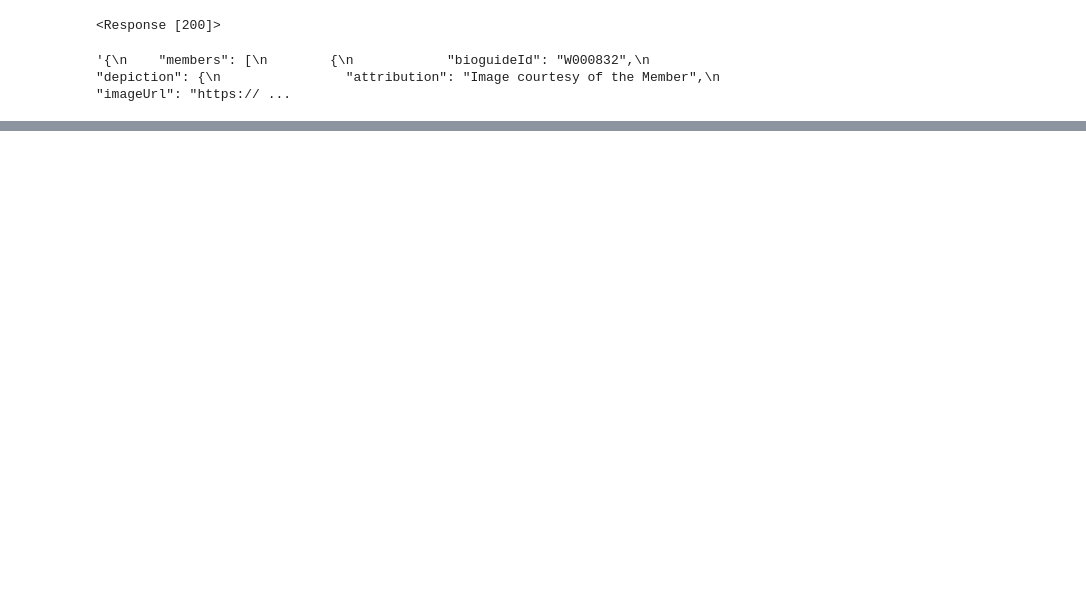
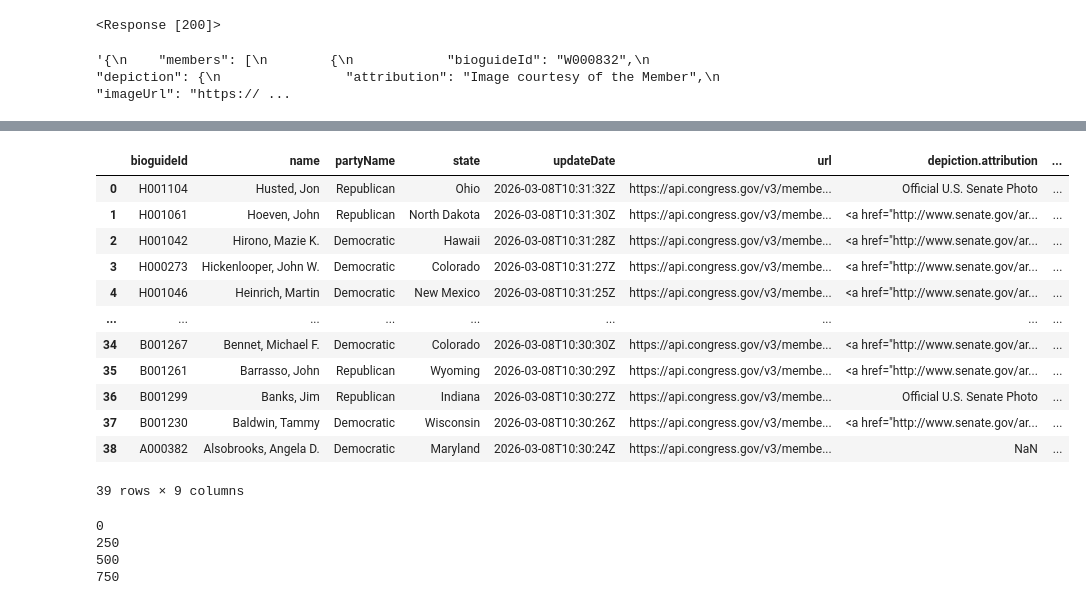
Before and after one commit to Graviton12/congress_transparency_class26, a Jupyter notebook: notebooks/demo_09_19_2026.ipynb, the cells around one changed output, grey strips where cells are left out. Drawn from its saved outputs; the diff is of its cells as text; code cells hidden in the pictures; blank space fills up the shorter version.

```diff
--- a/notebooks/demo_09_19_2026.ipynb
+++ b/notebooks/demo_09_19_2026.ipynb
@@ -65,0 +225,37 @@ r.json()
+# %%
+params['offset'] = '500'
+r = requests.get(root + endpoint, params=params, headers=headers)
+myjson = r.json()
+congress_df = pd.json_normalize(myjson, record_path=['members'])
+congress_df
+# %% [output]
+|  | bioguideId | name | partyName | state | updateDate | url | depiction.attribution | ... |
+| 0 | H001104 | Husted, Jon | Republican | Ohio | 2026-03-08T10:31:32Z | https://api.congress.gov/v3/membe... | Official U.S. Senate Photo | ... |
+| 1 | H001061 | Hoeven, John | Republican | North Dakota | 2026-03-08T10:31:30Z | https://api.congress.gov/v3/membe... | <a href="http://www.senate.gov/ar... | ... |
+| 2 | H001042 | Hirono, Mazie K. | Democratic | Hawaii | 2026-03-08T10:31:28Z | https://api.congress.gov/v3/membe... | <a href="http://www.senate.gov/ar... | ... |
+| 3 | H000273 | Hickenlooper, John W. | Democratic | Colorado | 2026-03-08T10:31:27Z | https://api.congress.gov/v3/membe... | <a href="http://www.senate.gov/ar... | ... |
+| 4 | H001046 | Heinrich, Martin | Democratic | New Mexico | 2026-03-08T10:31:25Z | https://api.congress.gov/v3/membe... | <a href="http://www.senate.gov/ar... | ... |
+| ... | ... | ... | ... | ... | ... | ... | ... | ... |
+| 34 | B001267 | Bennet, Michael F. | Democratic | Colorado | 2026-03-08T10:30:30Z | https://api.congress.gov/v3/membe... | <a href="http://www.senate.gov/ar... | ... |
+| 35 | B001261 | Barrasso, John | Republican | Wyoming | 2026-03-08T10:30:29Z | https://api.congress.gov/v3/membe... | <a href="http://www.senate.gov/ar... | ... |
+| 36 | B001299 | Banks, Jim | Republican | Indiana | 2026-03-08T10:30:27Z | https://api.congress.gov/v3/membe... | Official U.S. Senate Photo | ... |
+| 37 | B001230 | Baldwin, Tammy | Democratic | Wisconsin | 2026-03-08T10:30:26Z | https://api.congress.gov/v3/membe... | <a href="http://www.senate.gov/ar... | ... |
+| 38 | A000382 | Alsobrooks, Angela D. | Democratic | Maryland | 2026-03-08T10:30:24Z | https://api.congress.gov/v3/membe... | NaN | ... |
+39 rows × 9 columns
+# %%
+i = 0
+still_members = True
+congress_json = []
+while still_members:
+    print(i)
+    params['offset'] = i
+    r = requests.get(root + endpoint, params=params, headers=headers)
+    myjson = r.json()
+    still_members = len(myjson['members']) > 0
+    congress_json.extend(myjson['members'])
+    i = i + 250
+# %% [output]
+0
+250
+500
+750
```
Also changed, not shown: parts of 25 cells of this notebook.
